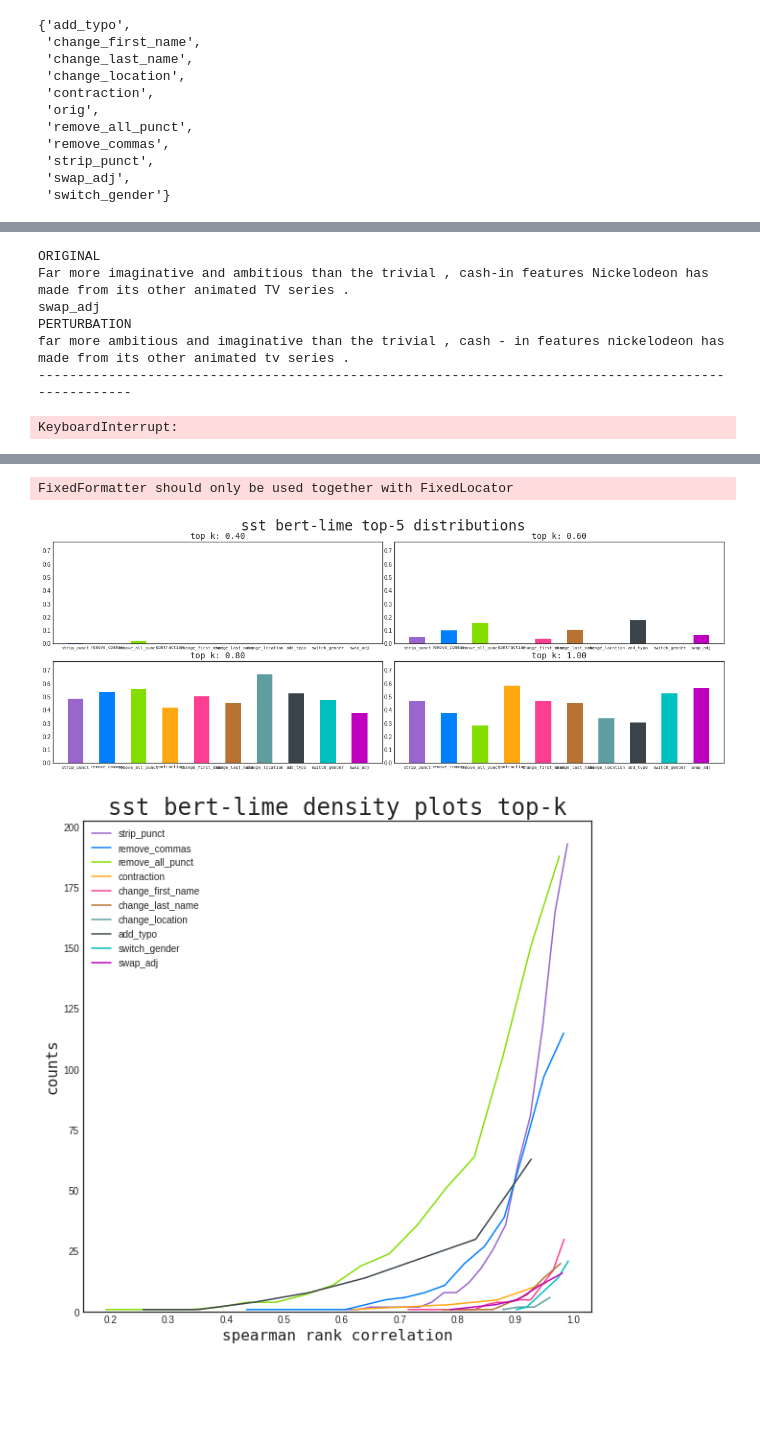
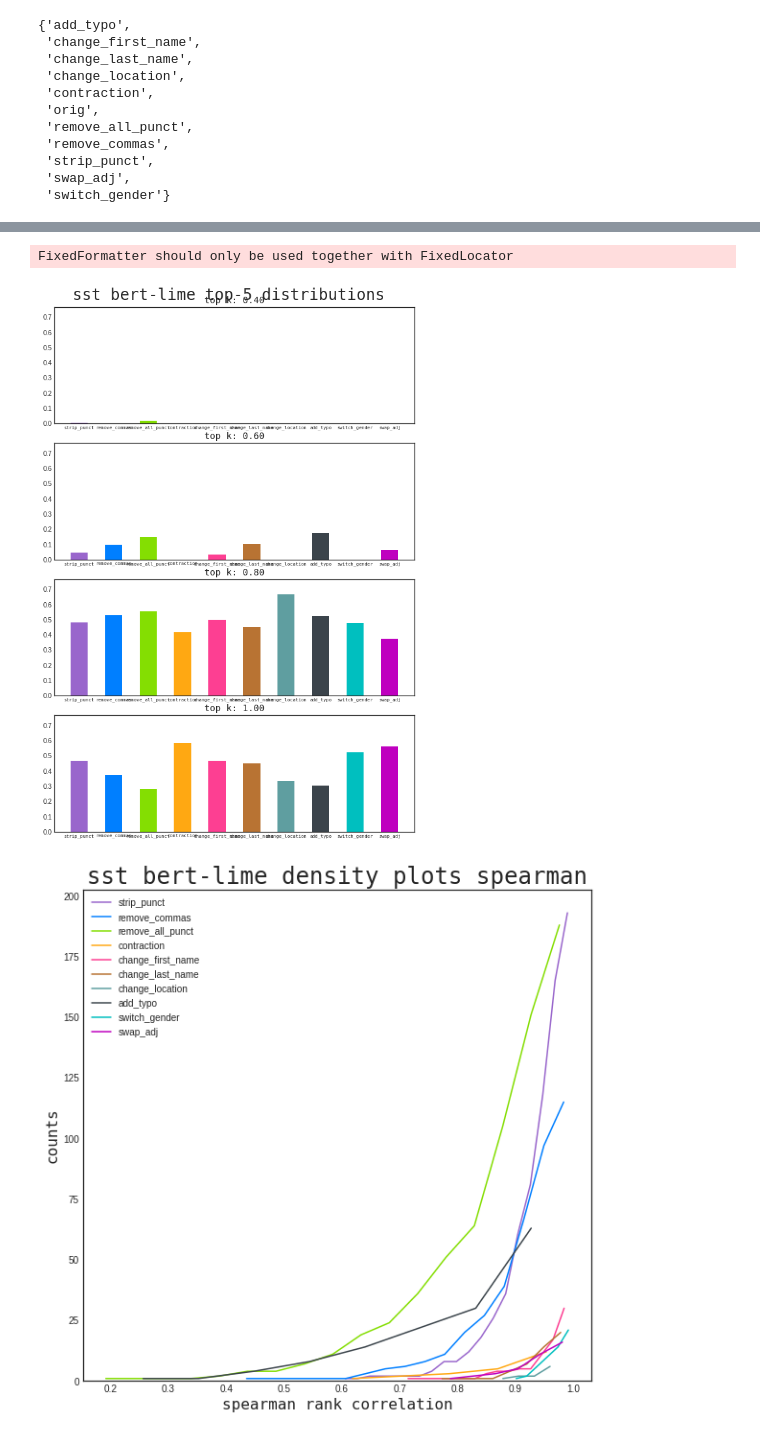
Before and after one commit to stevieg3/ucl-nlp-group-project, a Jupyter notebook: notebooks/experiments/bert-lime.ipynb, the cells around one changed output, grey strips where cells are left out. Cells and saved outputs as stored; diff of their text form; code cells hidden in the pictures; blank space fills up the shorter version.

```diff
--- a/notebooks/experiments/bert-lime.ipynb
+++ b/notebooks/experiments/bert-lime.ipynb
@@ -304,6 +304,7 @@ def run_lime_bert_loop(df, inds, saved, save_filename, max_alpha=.8, K=5, checkp
                     else:
                         #sort the score arrays according to position - as they were originally sorted by weights
                         #first compute top-K intersections
+                        scores_abs =
                         top_K_orig = list(set(tokens['orig'][:K]))
                         top_K_perturb = list(set(tokens[perturbation][:K]))
                         intersections = set(top_K_orig).intersection(top_K_perturb)
@@ -417,21 +418,22 @@ sorted_spearman_N = sorted(vault, key=lambda v: v['spearman'])[:N]
 sorted_topk_N = sorted(vault, key=lambda v: v['topk'])[:N]
 # spearman stuff
 for i in range(N):
-#    v = sorted_spearman_N[i]
-    v = sorted_topk_N[i]
+    v = sorted_spearman_N[i]
+#    v = sorted_topk_N[i]
     print('-'*100)
-    print(v['index'])
+    print('index', v['index'])
     print('top K: ', v['topk'])
     print('Spearman: ', v['spearman'])
     print('SENTENCE ', v['pinfo']['sentence_orig'])
     orig_scores = np.array(v['pinfo']['orig_scores'])
     perturb_scores = np.array(v['pinfo']['perturb_scores'])
     def amend_scores(s):
-        vmax = max(orig_scores.max(), perturb_scores.max())
-        vmin = min(orig_scores.min(), perturb_scores.min())
-        normalized = (s - vmin) / (vmax - vmin)
+        #vmax = max(orig_scores.max(), perturb_scores.max())
+        #vmin = min(orig_scores.min(), perturb_scores.min())
+        #normalized = (s - vmin) / (vmax - vmin)
         #normalized = np.log(1.05 + normalized * (np.e - 1.05))
-        return normalized
+        #return normalized
+        return s
     orig_func = lambda t: t.lower() if 'change' not in v['perturbation'] else t
     visualise_weights([orig_func(t) for t in v['pinfo']['orig_tokens']], amend_scores(orig_scores), max_alpha=.8)
     print(v["perturbation"])
@@ -532,14 +534,6 @@ for i in range(3):
     print('Spearman', sp.stats.spearmanr([orig_scores[i] for i in orig_indices], [pert_scores[i] for i in pert_indices])[0])
 
 del lexplainer
-# %% [output]
-ORIGINAL
-Far more imaginative and ambitious than the trivial , cash-in features Nickelodeon has made from its other animated TV series .
-swap_adj
-PERTURBATION
-far more ambitious and imaginative than the trivial , cash - in features nickelodeon has made from its other animated tv series .
-----------------------------------------------------------------------------------------------------
-KeyboardInterrupt:
 # %%
 import matplotlib.pyplot as plt
 import seaborn as sns
@@ -605,9 +599,9 @@ plt.tight_layout(pad=.3)
 plt.show()
 plt.close()
 # for each value of top-k
-nr, nc = 2, 2
+nr, nc = 4, 1
 K=5
-fig, axs = plt.subplots(nr, nc, figsize=(8*nc, 3*nc))
+fig, axs = plt.subplots(nr, nc, figsize=(8*nc, 3*nr))
 plt.suptitle(f'sst bert-lime top-{K} distributions', **FONTSTYLE(24))
 ylimit=0
 for k in range(K+1):
@@ -617,7 +611,8 @@ ylimit = min(1, ylimit + 0.1)
 for i in range(nr):
     for j in range(nc):
         k = i * nc + j + 2
-        ax = axs[i,j]
+        #ax = axs[i,j]
+        ax = axs[i]
         ys = [len([t for t in v['topk'] if np.allclose(t, 1/K*k)]) / len(v['topk']) for v in xvalues]
         ax.set_title(f'top k: {"%.2f"%(1/K*k)}', **FONTSTYLE(14))
         ax.set_ylim(0, ylimit)
@@ -629,7 +624,7 @@ plt.close()
 # density plots for spearman
 plt.figure(figsize=(8,8))
 bucketkeys = list(buckets.keys())
-plt.title(f'{data.NAME} bert-lime density plots top-k', **FONTSTYLE(24))
+plt.title(f'{data.NAME} bert-lime density plots spearman', **FONTSTYLE(24))
 for ind, pert in enumerate([p for p in perturbation_list if p in buckets]):
     if pert not in buckets:
         continue
@@ -642,35 +637,35 @@ plt.ylabel('counts', **FONTSTYLE(16))
 plt.legend(loc='best')
 plt.tight_layout(pad=.3)
 plt.show()
 plt.close()
 # tables
 results_table = pd.DataFrame({
     "\ ": xs,
     'top-5-intersection': ["$%.2f \pm %.1f$" % (np.mean(v['topk']), np.std(v['topk']))
                                                 for v in xvalues],
     "Spearman's rank cor. coeff.": ["$%.2f \pm %.1f$" % (np.mean(v['spearmans']), np.std(v['spearmans']))
                                                          for v in xvalues],
 })
 rules = [
     ('lll', '|c|c|c|'),
     ('toprule', 'hline'),
     ('\\bottomrule\n', ''),
     ('\\midrule\n', ''),
     ('_', '\_'),
     ('\\\\', '\\\\\\hline '),
 ]
 tabular = results_table.to_latex(index=False, escape=False)
 for rfrom, rto in rules:
     tabular = tabular.replace(rfrom, rto)
 print(tabular)
 # %% [output]
 FixedFormatter should only be used together with FixedLocator
 [figure]
 FixedFormatter should only be used together with FixedLocator
 [figure]
 FixedFormatter should only be used together with FixedLocator
-[figure, old version]
+[figure, new version]
-[figure, old version]
+[figure, new version]
 \begin{tabular}{|c|c|c|}
 \hline
                \  & top-5-intersection & Spearman's rank cor. coeff. \\\hline
```
Also changed, not shown: parts of 2 cells of this notebook.
